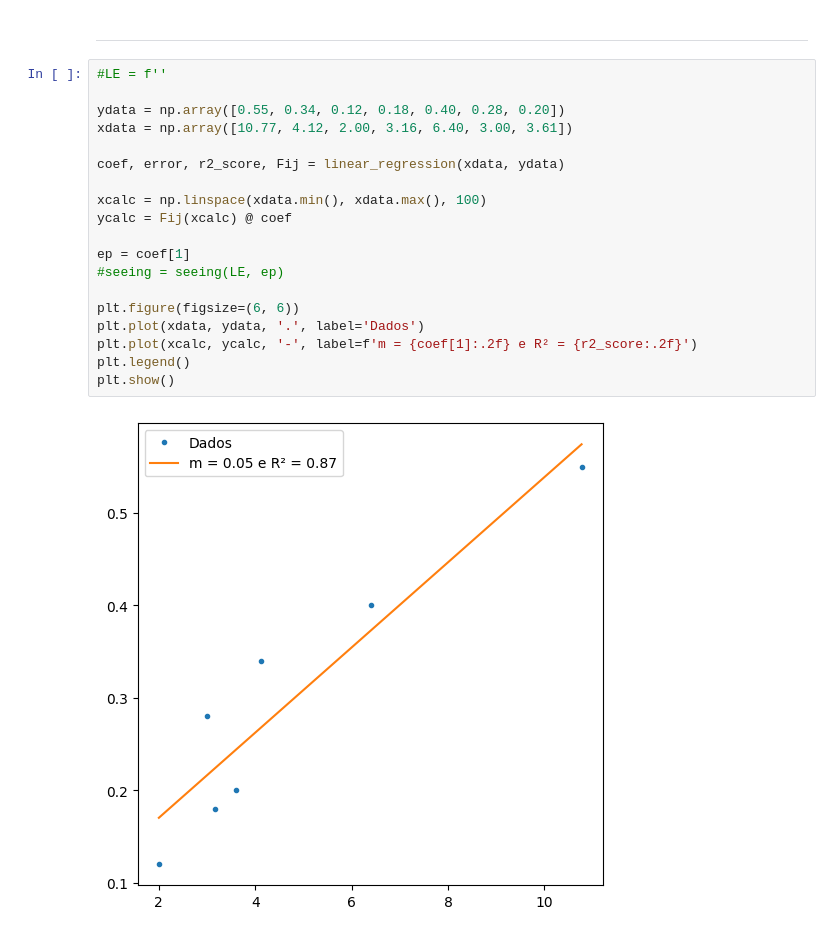
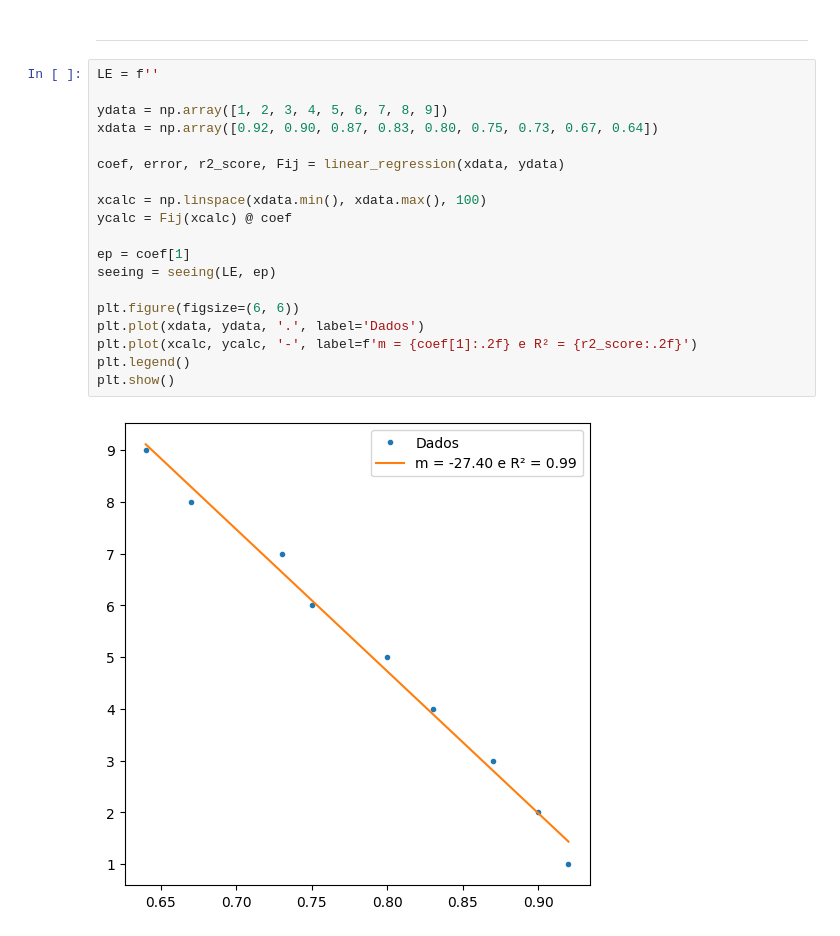
Before and after one commit to lucaspereira1342/Speckle, a Jupyter notebook: speckle_data_reduction.ipynb, the cells around one changed output. Saved outputs shown, nothing was run; the diff lists cells and outputs as text.

```diff
--- a/speckle_data_reduction.ipynb
+++ b/speckle_data_reduction.ipynb
@@ -803,23 +814,23 @@ Plate scale calc
 # %% [markdown]
 ----
 # %%
-#LE = f''
+LE = f''
 
-ydata = np.array([0.55, 0.34, 0.12, 0.18, 0.40, 0.28, 0.20])
-xdata = np.array([10.77, 4.12, 2.00, 3.16, 6.40, 3.00, 3.61])
+ydata = np.array([1, 2, 3, 4, 5, 6, 7, 8, 9])
+xdata = np.array([0.92, 0.90, 0.87, 0.83, 0.80, 0.75, 0.73, 0.67, 0.64])
 
 coef, error, r2_score, Fij = linear_regression(xdata, ydata)
 
 xcalc = np.linspace(xdata.min(), xdata.max(), 100)
 ycalc = Fij(xcalc) @ coef
 
 ep = coef[1]
-#seeing = seeing(LE, ep)
+seeing = seeing(LE, ep)
 
 plt.figure(figsize=(6, 6))
 plt.plot(xdata, ydata, '.', label='Dados')
 plt.plot(xcalc, ycalc, '-', label=f'm = {coef[1]:.2f} e R² = {r2_score:.2f}')
 plt.legend()
 plt.show()
 # %% [output]
-[figure, old version]
+[figure, new version]
```
Also changed, not shown: parts of 3 cells of this notebook.
